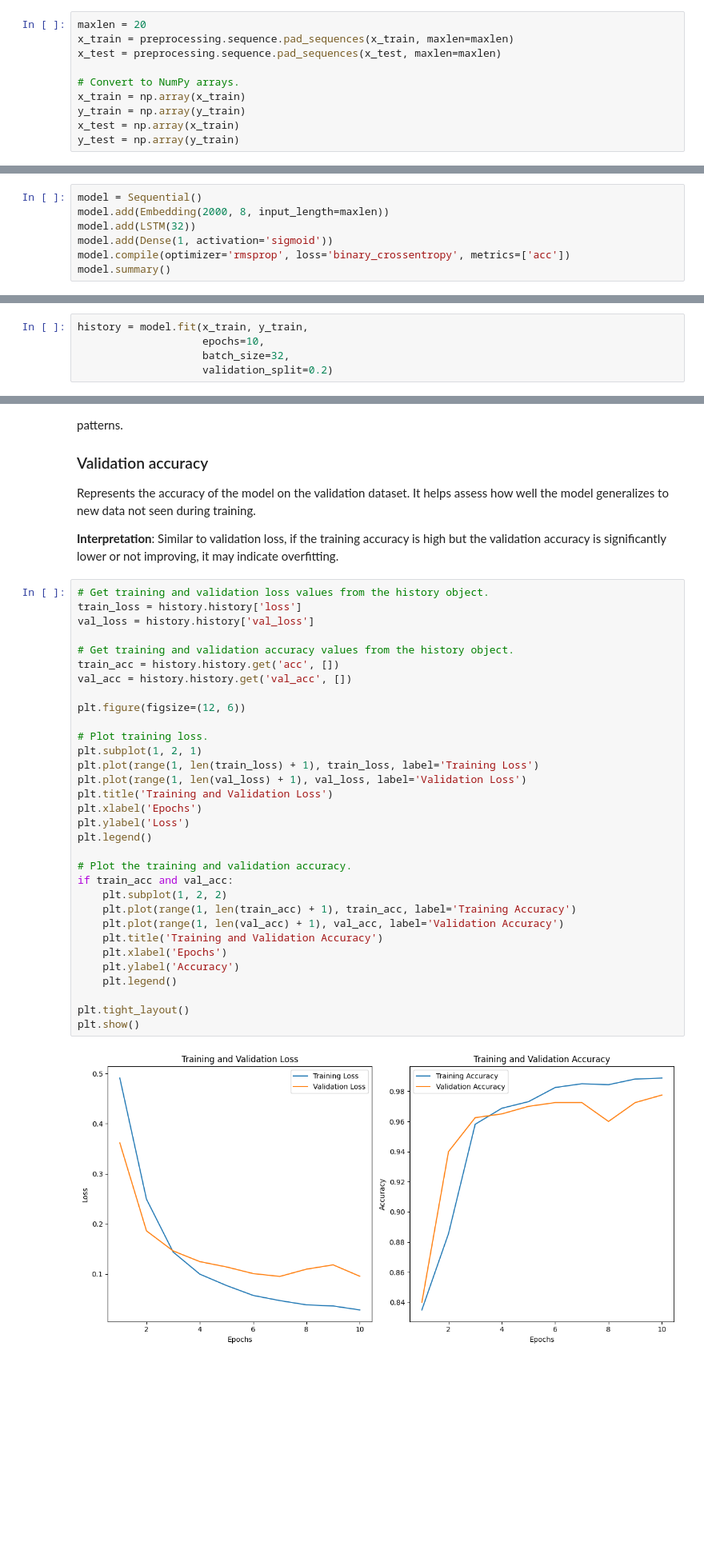
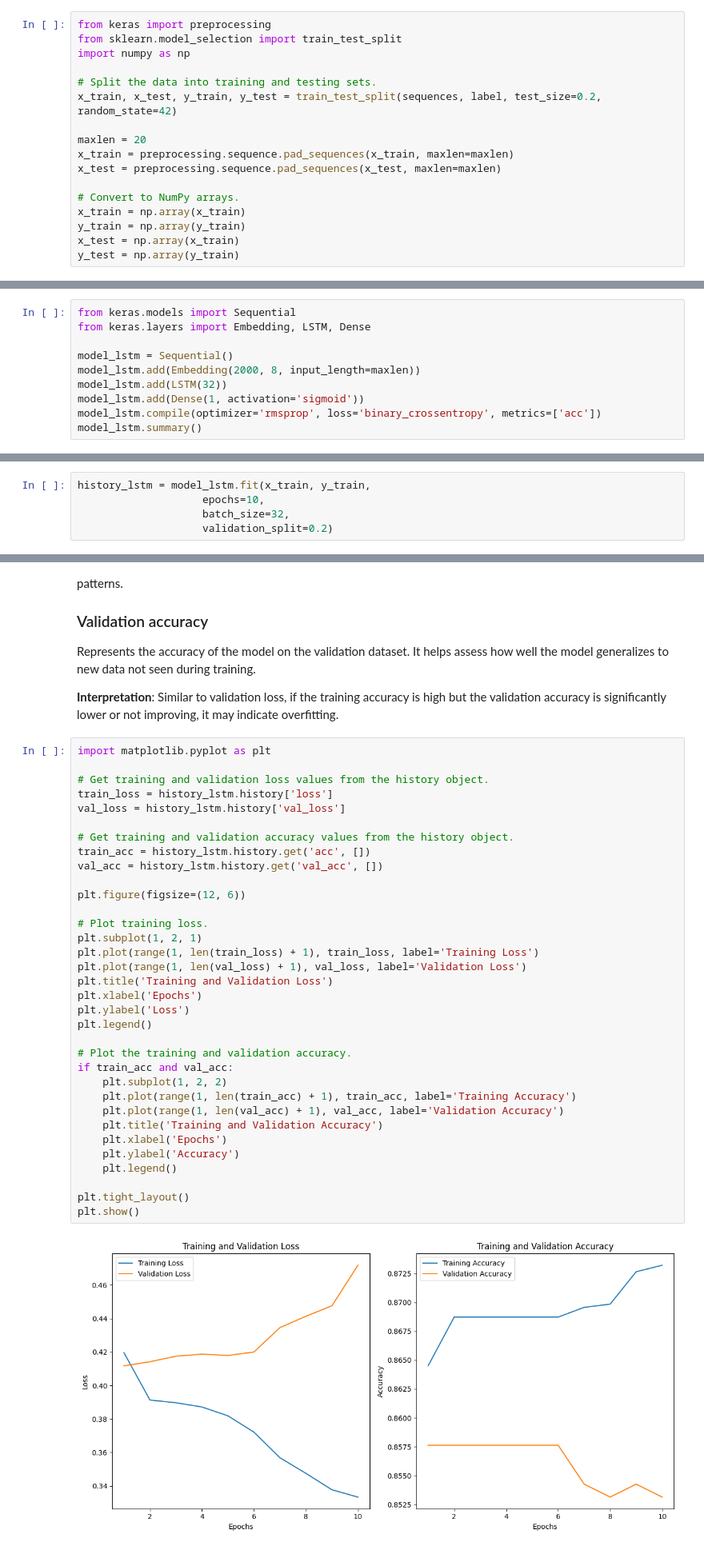
Before and after one commit to lenaVisio/Trivial-spam-classifier-with-RNN, a Jupyter notebook: spam_classification.ipynb, the cells around one changed output, grey strips where cells are left out. Shown at 80% size. Cells and saved outputs as stored; diff of their text form; blank space fills up the shorter version.

```diff
--- a/spam_classification.ipynb
+++ b/spam_classification.ipynb
@@ -76,4 +63,11 @@ Pad the sequences to ensure they all have the same length. In text data, it's co
 # %%
+from keras import preprocessing
+from sklearn.model_selection import train_test_split
+import numpy as np
+
+# Split the data into training and testing sets.
+x_train, x_test, y_train, y_test = train_test_split(sequences, label, test_size=0.2, random_state=42)
+
 maxlen = 20
 x_train = preprocessing.sequence.pad_sequences(x_train, maxlen=maxlen)
 x_test = preprocessing.sequence.pad_sequences(x_test, maxlen=maxlen)
@@ -97,10 +91,13 @@ Then complile the model with the parameters:
 * `binary_crossentropy` loss function (well-suited for binary classification problems where each example belongs to only one of the two classes)
 * `acc` metric used to evaluate the performance of the model during training (accuracy measures the proportion of correctly classified examples out of the total number of examples).
 # %%
-model = Sequential()
-model.add(Embedding(2000, 8, input_length=maxlen))
-model.add(LSTM(32))
-model.add(Dense(1, activation='sigmoid'))
-model.compile(optimizer='rmsprop', loss='binary_crossentropy', metrics=['acc'])
-model.summary()
+from keras.models import Sequential
+from keras.layers import Embedding, LSTM, Dense
+
+model_lstm = Sequential()
+model_lstm.add(Embedding(2000, 8, input_length=maxlen))
+model_lstm.add(LSTM(32))
+model_lstm.add(Dense(1, activation='sigmoid'))
+model_lstm.compile(optimizer='rmsprop', loss='binary_crossentropy', metrics=['acc'])
+model_lstm.summary()
 # %% [output]
@@ -130,7 +125,7 @@ To train out model, we specify the parameters:
 * Batch size: the number of samples in each batch, or sub-division of the training data after processing which the model weights are updated.
 * Validation split: the portion of the training data that will be used for validation (e.g., 20% of the training data).
 # %%
-history = model.fit(x_train, y_train,
+history_lstm = model_lstm.fit(x_train, y_train,
                     epochs=10,
                     batch_size=32,
                     validation_split=0.2)
@@ -159,36 +175,38 @@ Represents the accuracy of the model on the validation dataset. It helps assess
 
 **Interpretation**: Similar to validation loss, if the training accuracy is high but the validation accuracy is significantly lower or not improving, it may indicate overfitting.
 # %%
+import matplotlib.pyplot as plt
+
 # Get training and validation loss values from the history object.
-train_loss = history.history['loss']
-val_loss = history.history['val_loss']
+train_loss = history_lstm.history['loss']
+val_loss = history_lstm.history['val_loss']
 
 # Get training and validation accuracy values from the history object.
-train_acc = history.history.get('acc', [])
-val_acc = history.history.get('val_acc', [])
+train_acc = history_lstm.history.get('acc', [])
+val_acc = history_lstm.history.get('val_acc', [])
 
 plt.figure(figsize=(12, 6))
 
 # Plot training loss.
 plt.subplot(1, 2, 1)
 plt.plot(range(1, len(train_loss) + 1), train_loss, label='Training Loss')
 plt.plot(range(1, len(val_loss) + 1), val_loss, label='Validation Loss')
 plt.title('Training and Validation Loss')
 plt.xlabel('Epochs')
 plt.ylabel('Loss')
 plt.legend()
 
 # Plot the training and validation accuracy.
 if train_acc and val_acc:
     plt.subplot(1, 2, 2)
     plt.plot(range(1, len(train_acc) + 1), train_acc, label='Training Accuracy')
     plt.plot(range(1, len(val_acc) + 1), val_acc, label='Validation Accuracy')
     plt.title('Training and Validation Accuracy')
     plt.xlabel('Epochs')
     plt.ylabel('Accuracy')
     plt.legend()
 
 plt.tight_layout()
 plt.show()
 # %% [output]
-[figure, old version]
+[figure, new version]
```
Also changed, not shown: parts of 22 cells of this notebook.
